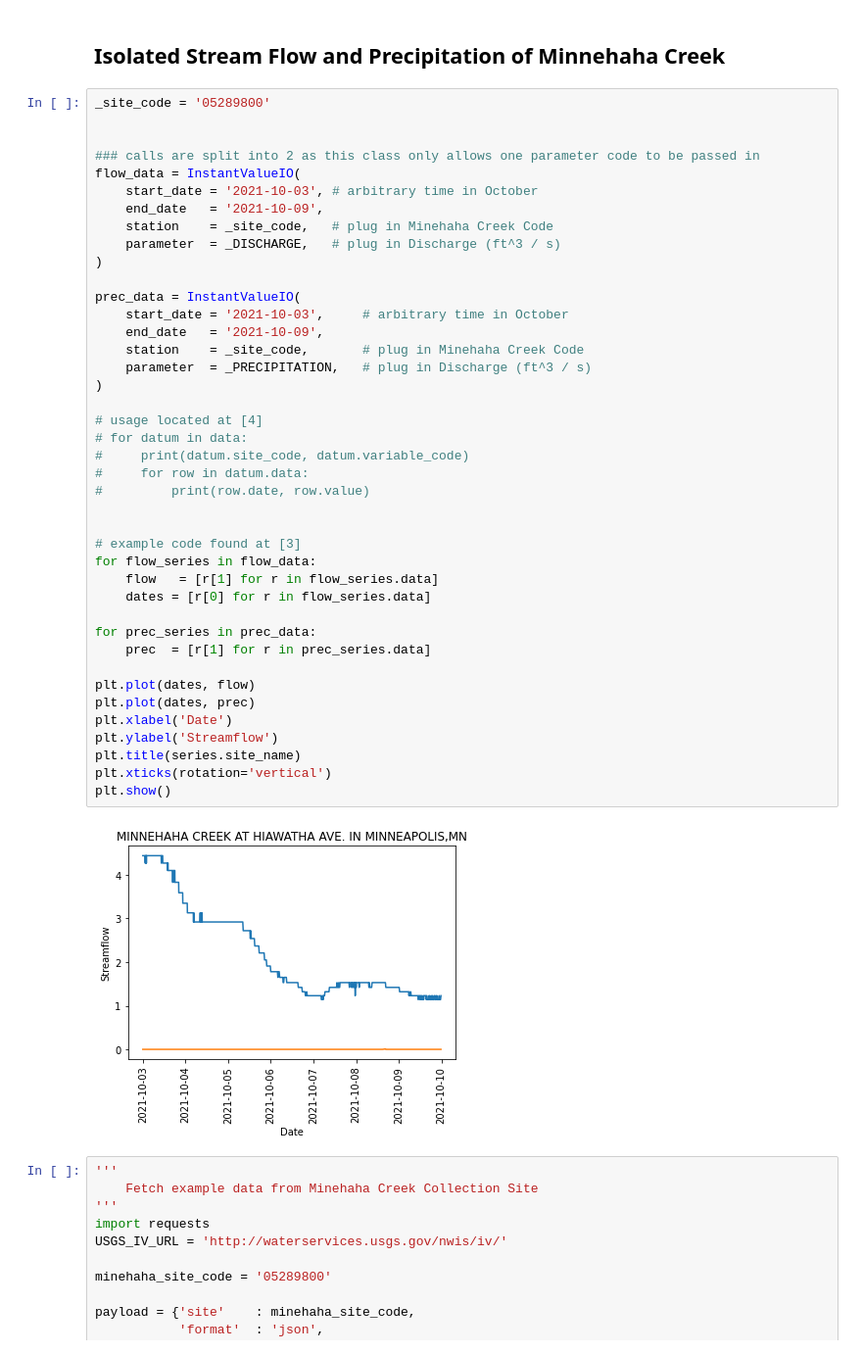
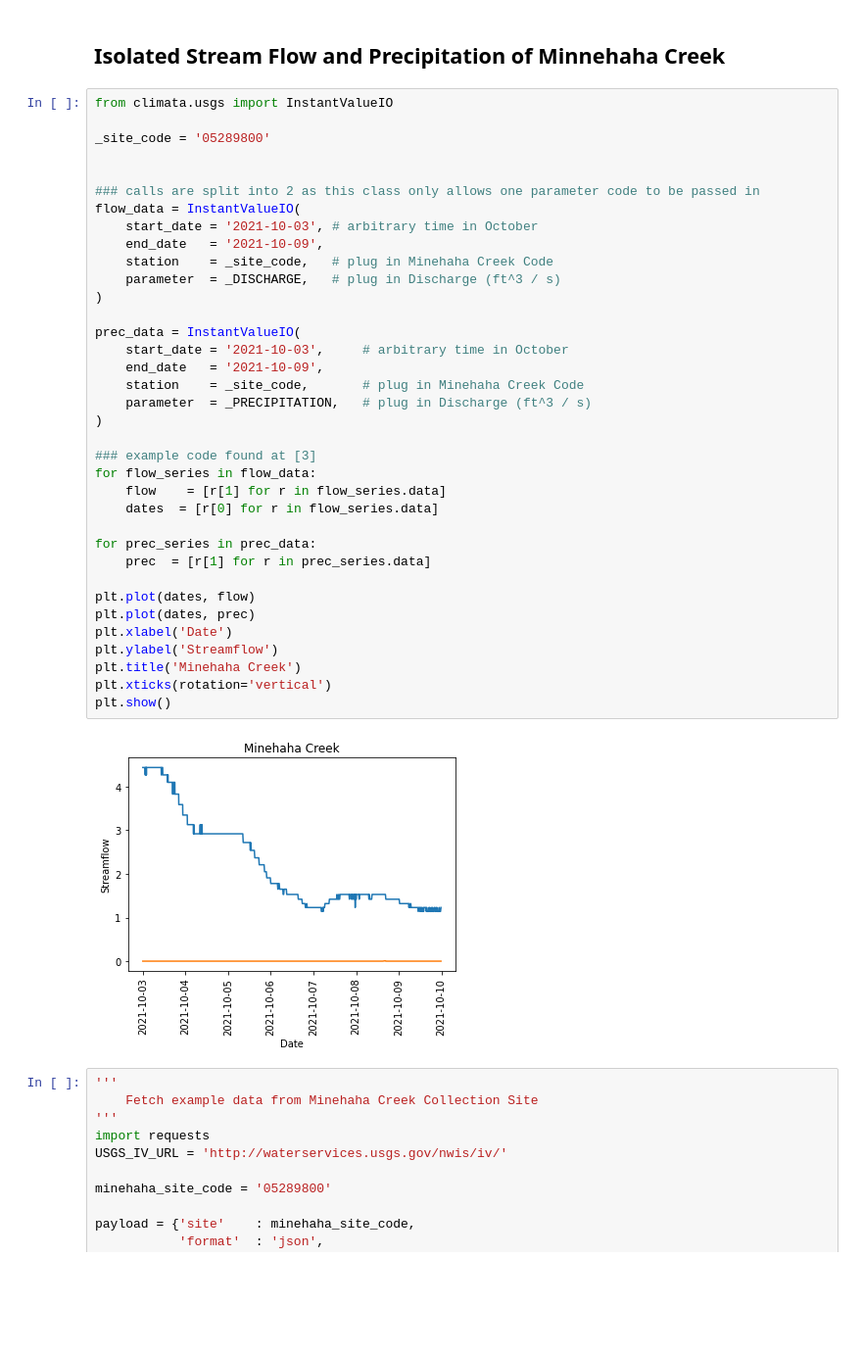
Before and after one commit to Carson-DeSotel/zumbro-flow-prediction, a Jupyter notebook: data-exploration.ipynb, the cells around one changed output. Shown: that part at 98% size. Cells and saved outputs as stored; diff of their text form; blank space fills up the shorter version.

```diff
--- a/data-exploration.ipynb
+++ b/data-exploration.ipynb
@@ -79,48 +79,43 @@ print(sites[['SiteNumber', 'SiteName']])
 # %% [markdown]
 ## Isolated Stream Flow and Precipitation of Minnehaha Creek
 # %%
+from climata.usgs import InstantValueIO
+
 _site_code = '05289800'
 
 
 ### calls are split into 2 as this class only allows one parameter code to be passed in
 flow_data = InstantValueIO(
     start_date = '2021-10-03', # arbitrary time in October
     end_date   = '2021-10-09',
     station    = _site_code,   # plug in Minehaha Creek Code
     parameter  = _DISCHARGE,   # plug in Discharge (ft^3 / s)
 )
 
 prec_data = InstantValueIO(
     start_date = '2021-10-03',     # arbitrary time in October
     end_date   = '2021-10-09',
     station    = _site_code,       # plug in Minehaha Creek Code
     parameter  = _PRECIPITATION,   # plug in Discharge (ft^3 / s)
 )
 
-# usage located at [4]
-# for datum in data:
-#     print(datum.site_code, datum.variable_code)
-#     for row in datum.data:
-#         print(row.date, row.value)
-
-
-# example code found at [3]
+### example code found at [3]
 for flow_series in flow_data:
-    flow   = [r[1] for r in flow_series.data]
-    dates = [r[0] for r in flow_series.data]
+    flow    = [r[1] for r in flow_series.data]
+    dates  = [r[0] for r in flow_series.data]
 
 for prec_series in prec_data:
     prec  = [r[1] for r in prec_series.data]
 
 plt.plot(dates, flow)
 plt.plot(dates, prec)
 plt.xlabel('Date')
 plt.ylabel('Streamflow')
-plt.title(series.site_name)
+plt.title('Minehaha Creek')
 plt.xticks(rotation='vertical')
 plt.show()
 # %% [output]
-[figure, old version]
+[figure, new version]
 # %%
 '''
     Fetch example data from Minehaha Creek Collection Site
```
Also changed, not shown: parts of 11 cells of this notebook.
